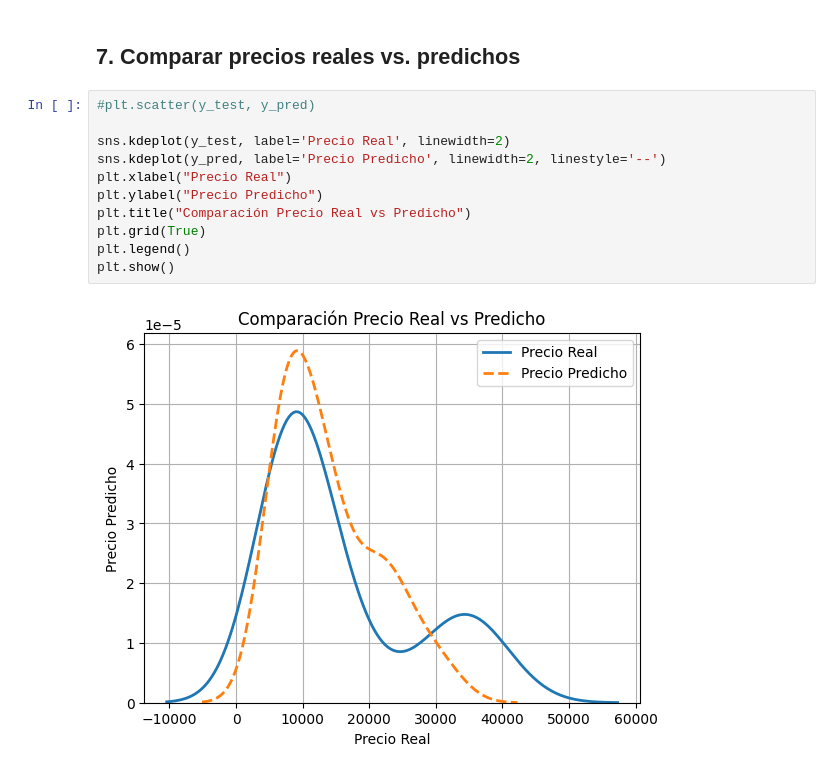
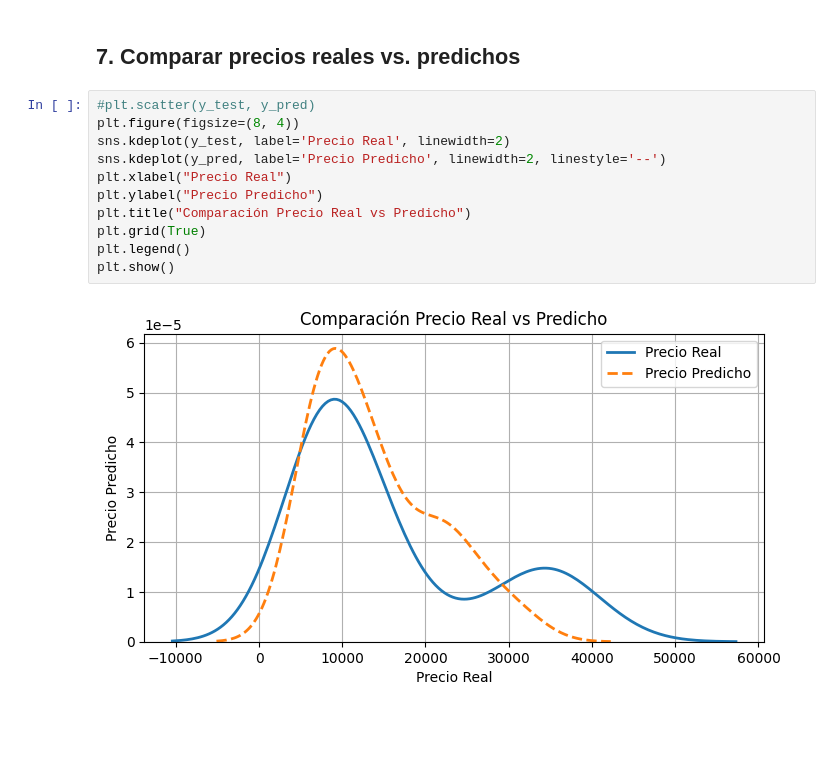
Before and after one commit to Jose-Gabriel-Rodriguez/MachineLearning, a Jupyter notebook: Unidad2/2_Regresion_Lineal_Multiple_Automobile.ipynb, the cells around one changed output. Cells and saved outputs as stored; diff of their text form; blank space fills up the shorter version.

```diff
--- a/Unidad2/2_Regresion_Lineal_Multiple_Automobile.ipynb
+++ b/Unidad2/2_Regresion_Lineal_Multiple_Automobile.ipynb
@@ -106,14 +106,14 @@ Intersección (bias): -22914.90
 ## **7. Comparar precios reales vs. predichos**
 # %%
 #plt.scatter(y_test, y_pred)
-
+plt.figure(figsize=(8, 4))
 sns.kdeplot(y_test, label='Precio Real', linewidth=2)
 sns.kdeplot(y_pred, label='Precio Predicho', linewidth=2, linestyle='--')
 plt.xlabel("Precio Real")
 plt.ylabel("Precio Predicho")
 plt.title("Comparación Precio Real vs Predicho")
 plt.grid(True)
 plt.legend()
 plt.show()
 # %% [output]
-[figure, old version]
+[figure, new version]
```
Also changed, not shown: parts of 1 cell of this notebook.
